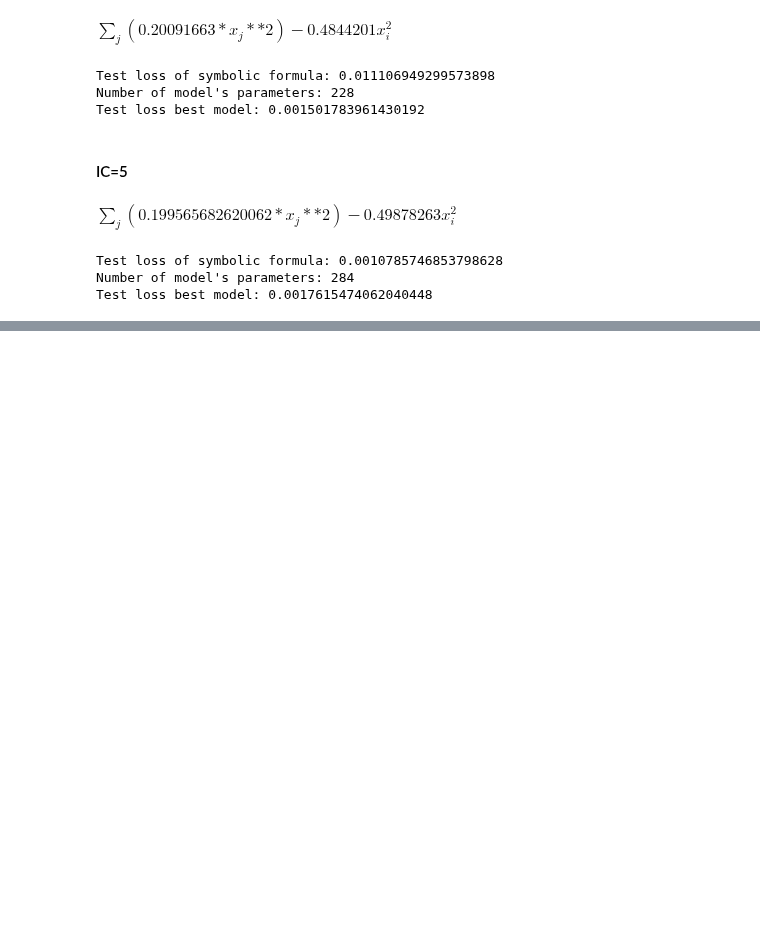
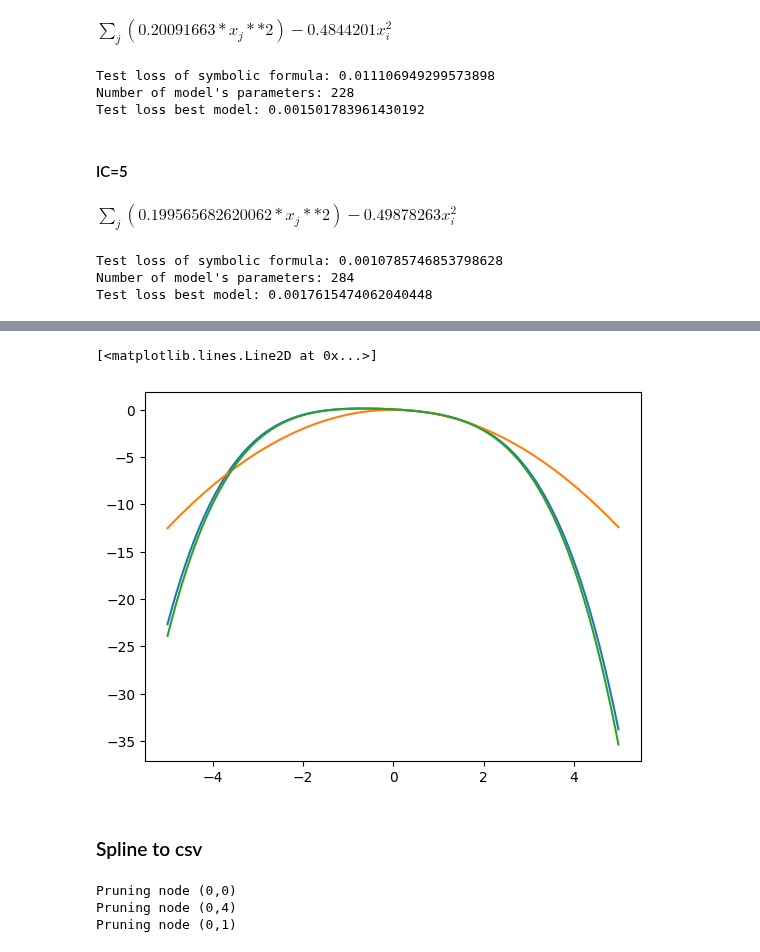
Before and after one commit to riccardocappi/Kan-for-Interpretable-Graph-Dynamics, a Jupyter notebook: post_processing.ipynb, the cells around one changed output, grey strips where cells are left out. Cells and saved outputs as stored; diff of their text form; code cells hidden in the pictures; blank space fills up the shorter version.

```diff
--- a/post_processing.ipynb
+++ b/post_processing.ipynb
@@ -2484,0 +2616,36 @@ $\displaystyle \sum_{j}(0.14*(x_j + 0.26)**2 - 0.01) - 0.36 x_{i} - 0.15 \left(x
+# %%
+model_path = "./saved_models/gkan/model_population_gkan/population_gkan_ic5_s5_pd_seed/0/gkan/h_net"
+
+cache_acts, cache_preacts = get_kan_arch(n_layers=2, model_path=model_path)
+pruned_acts, pruned_preacts = pruning(cache_acts, cache_preacts, theta=-np.inf)
+
+input = pruned_preacts[0]
+output = pruned_acts[-1].sum(dim=2)
+
+in_dim = input.size(1)
+out_dim = output.size(1)
+
+x = input.detach().numpy().reshape(-1, in_dim)
+y = output.detach().numpy().reshape(-1, out_dim)
+
+
+func_symb = lambda x: (
+    -0.1 * x**2
+    - 0.3 * x
+    - 0.11 * (x - 0.15)**2
+    - 0.04 * (-x**2 - 0.47 * x + 0.28)**2
+    + 0.05
+)
+
+
+y_symb_ugly = func_symb(new_x)
+# %%
+plt.plot(new_x, kan)
+plt.plot(new_x, -0.5*new_x**2)
+# plt.scatter(x, y)
+plt.plot(new_x, y_symb_ugly)
+# %% [output]
+[<matplotlib.lines.Line2D at 0x...>]
+[figure, added]
+# %% [markdown]
+### Spline to csv
@@ -2484,0 +2673,34 @@ $\displaystyle \sum_{j}(0.14*(x_j + 0.26)**2 - 0.01) - 0.36 x_{i} - 0.15 \left(x
+# %%
+acts_g, preacts_g = get_kan_arch(
+    n_layers=2,
+    model_path="./saved_models/gkan/model_epidemics_gkan/epidemics_gkan_ic5_s5_pd_seed/0/gkan/g_net"
+)
+
+acts_g_pruned, preacts_g_pruned = pruning(acts_g, preacts_g, theta=0.1)
+
+acts_h, preacts_h = get_kan_arch(
+    n_layers=2,
+    model_path="./saved_models/gkan/model_epidemics_gkan/epidemics_gkan_ic5_s5_pd_seed/0/gkan/h_net"
+)
+
+acts_h_pruned, preacts_h_pruned = pruning(acts_h, preacts_h, theta=0.1)
+
+# g_net
+spline_to_csv(
+    acts_g_pruned,
+    preacts_g_pruned,
+    n_layers=2,
+    output_dir="./saved_models/gkan/model_epidemics_gkan/epidemics_gkan_ic5_s5_pd_seed/0/gkan/g_net/spline_to_csv"
+)
+
+# h_net
+spline_to_csv(
+    acts_h_pruned,
+    preacts_h_pruned,
+    n_layers=2,
+    output_dir="./saved_models/gkan/model_epidemics_gkan/epidemics_gkan_ic5_s5_pd_seed/0/gkan/h_net/spline_to_csv"
+)
+# %% [output]
+Pruning node (0,0)
+Pruning node (0,4)
+Pruning node (0,1)
```
Also changed, not shown: parts of 34 cells of this notebook, 51 other files.
